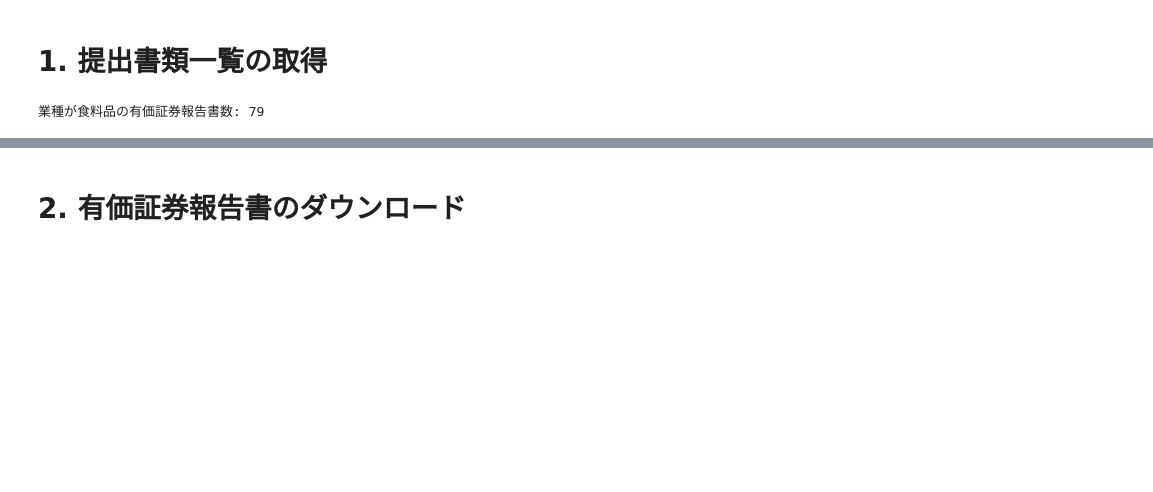
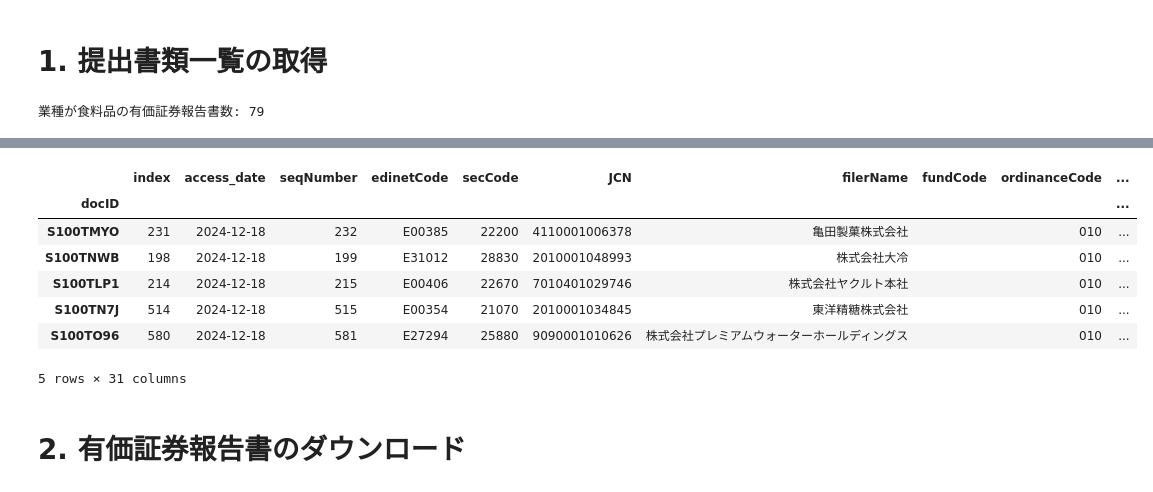
Before and after one commit to nororo/edinet_xbrl_prep, a Jupyter notebook: xbrl_analysis.ipynb, the cells around one changed output, grey strips where cells are left out. Saved outputs shown, nothing was run; the diff lists cells and outputs as text; code cells hidden in the pictures; blank space fills up the shorter version.

```diff
--- a/xbrl_analysis.ipynb
+++ b/xbrl_analysis.ipynb
@@ -38,14 +38,15 @@ filename = str(DATA_PATH / "data.jsonl")
 edinet_response_metadata_obj.save(filename)
 # %%
 edinet_response_metadata_obj = edinet_response_metadata(
-    filename = DATA_PATH / "data.jsonl",
+    filename = str(DATA_PATH / "data.jsonl"),
     tse_sector_url = "https://www.jpx.co.jp/markets/statistics-equities/misc/tvdivq0000001vg2-att/data_j.xls",
-    tmp_path = DATA_PATH
+    tmp_path_str = str(DATA_PATH)
     )
 
-yuho_df = edinet_response_metadata_obj.get_yuho_df()
+yuho_df:EdinetResponseDf = edinet_response_metadata_obj.get_yuho_df()
 # %%
-yuho_df_filtered = yuho_df.query("sector_label_33 == '食料品'")
+yuho_df_filtered:EdinetResponseDf = yuho_df.query("sector_label_33 == '食料品'")
+yuho_df_filtered = yuho_df_filtered.set_index("docID")
 print("業種が食料品の有価証券報告書数:",len(yuho_df_filtered))
 # %% [output]
 業種が食料品の有価証券報告書数: 79
@@ -52,2 +65,13 @@ print("業種が食料品の有価証券報告書数:",len(yuho_df_filtered))
+# %%
+yuho_df_filtered.head()
+# %% [output]
+|  | index | access_date | seqNumber | edinetCode | secCode | JCN | filerName | fundCode | ordinanceCode | ... |
+| docID |  |  |  |  |  |  |  |  |  | ... |
+| S100TMYO | 231 | 2024-12-18 | 232 | E00385 | 22200 | 4110001006378 | 亀田製菓株式会社 |  | 010 | ... |
+| S100TNWB | 198 | 2024-12-18 | 199 | E31012 | 28830 | 2010001048993 | 株式会社大冷 |  | 010 | ... |
+| S100TLP1 | 214 | 2024-12-18 | 215 | E00406 | 22670 | 7010401029746 | 株式会社ヤクルト本社 |  | 010 | ... |
+| S100TN7J | 514 | 2024-12-18 | 515 | E00354 | 21070 | 2010001034845 | 東洋精糖株式会社 |  | 010 | ... |
+| S100TO96 | 580 | 2024-12-18 | 581 | E27294 | 25880 | 9090001010626 | 株式会社プレミアムウォーターホールディングス |  | 010 | ... |
+5 rows × 31 columns
 # %% [markdown]
 # 2. 有価証券報告書のダウンロード
```
Also changed, not shown: parts of 15 cells of this notebook, 4 other files.
